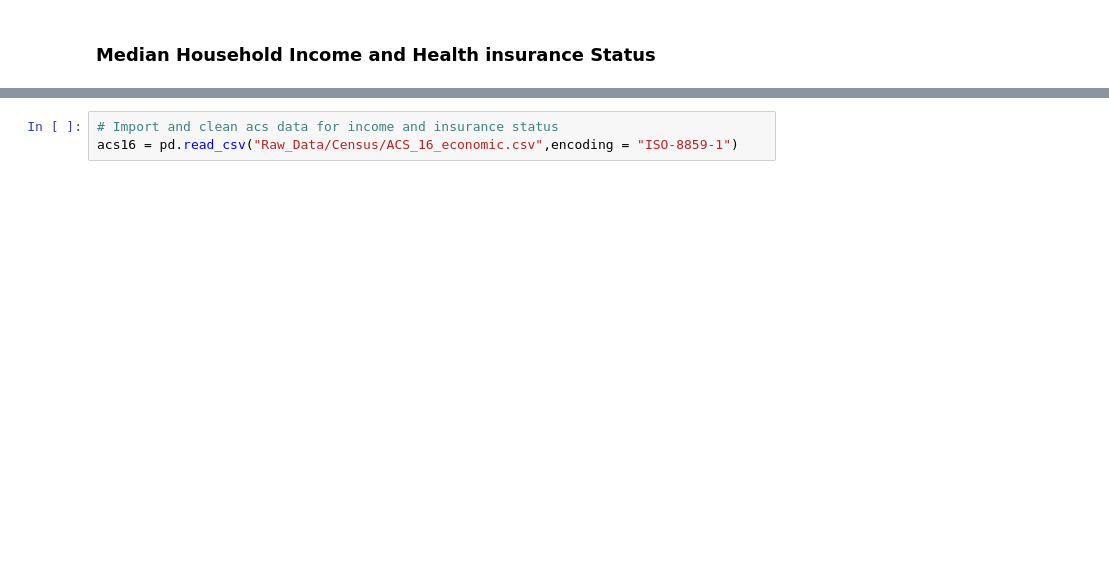
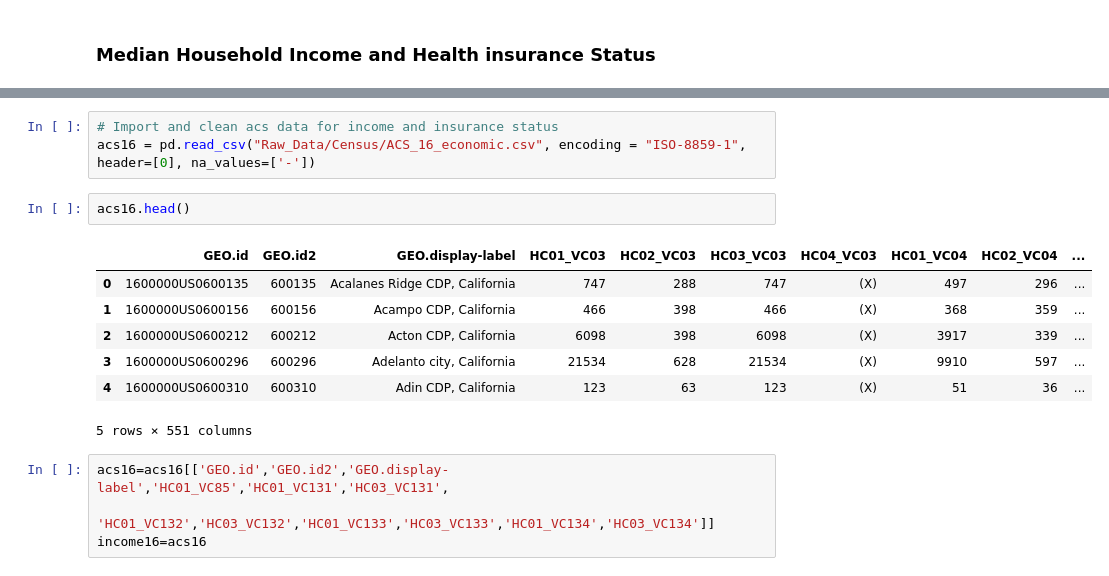
Before and after one commit to jeffrey-hsu/mids_capstone, a Jupyter notebook: Data_Cleaning.ipynb, the cells around one changed output, grey strips where cells are left out. Cells and saved outputs as stored; diff of their text form; blank space fills up the shorter version.

Commit message:
update cleaning code and census datasets

```diff
--- a/Data_Cleaning.ipynb
+++ b/Data_Cleaning.ipynb
@@ -485,3 +545,17 @@ census16.rename(columns={'HC01_VC03': 'tot_pop',
 # %%
 # Import and clean acs data for income and insurance status
-acs16 = pd.read_csv("Raw_Data/Census/ACS_16_economic.csv",encoding = "ISO-8859-1")
+acs16 = pd.read_csv("Raw_Data/Census/ACS_16_economic.csv", encoding = "ISO-8859-1", header=[0], na_values=['-'])
+# %%
+acs16.head()
+# %% [output]
+|  | GEO.id | GEO.id2 | GEO.display-label | HC01_VC03 | HC02_VC03 | HC03_VC03 | HC04_VC03 | HC01_VC04 | HC02_VC04 | ... |
+| 0 | 1600000US0600135 | 600135 | Acalanes Ridge CDP, California | 747 | 288 | 747 | (X) | 497 | 296 | ... |
+| 1 | 1600000US0600156 | 600156 | Acampo CDP, California | 466 | 398 | 466 | (X) | 368 | 359 | ... |
+| 2 | 1600000US0600212 | 600212 | Acton CDP, California | 6098 | 398 | 6098 | (X) | 3917 | 339 | ... |
+| 3 | 1600000US0600296 | 600296 | Adelanto city, California | 21534 | 628 | 21534 | (X) | 9910 | 597 | ... |
+| 4 | 1600000US0600310 | 600310 | Adin CDP, California | 123 | 63 | 123 | (X) | 51 | 36 | ... |
+5 rows × 551 columns
+# %%
+acs16=acs16[['GEO.id','GEO.id2','GEO.display-label','HC01_VC85','HC01_VC131','HC03_VC131',
+                'HC01_VC132','HC03_VC132','HC01_VC133','HC03_VC133','HC01_VC134','HC03_VC134']]
+income16=acs16
```
Also changed, not shown: parts of 41 cells of this notebook, 5 other files.
